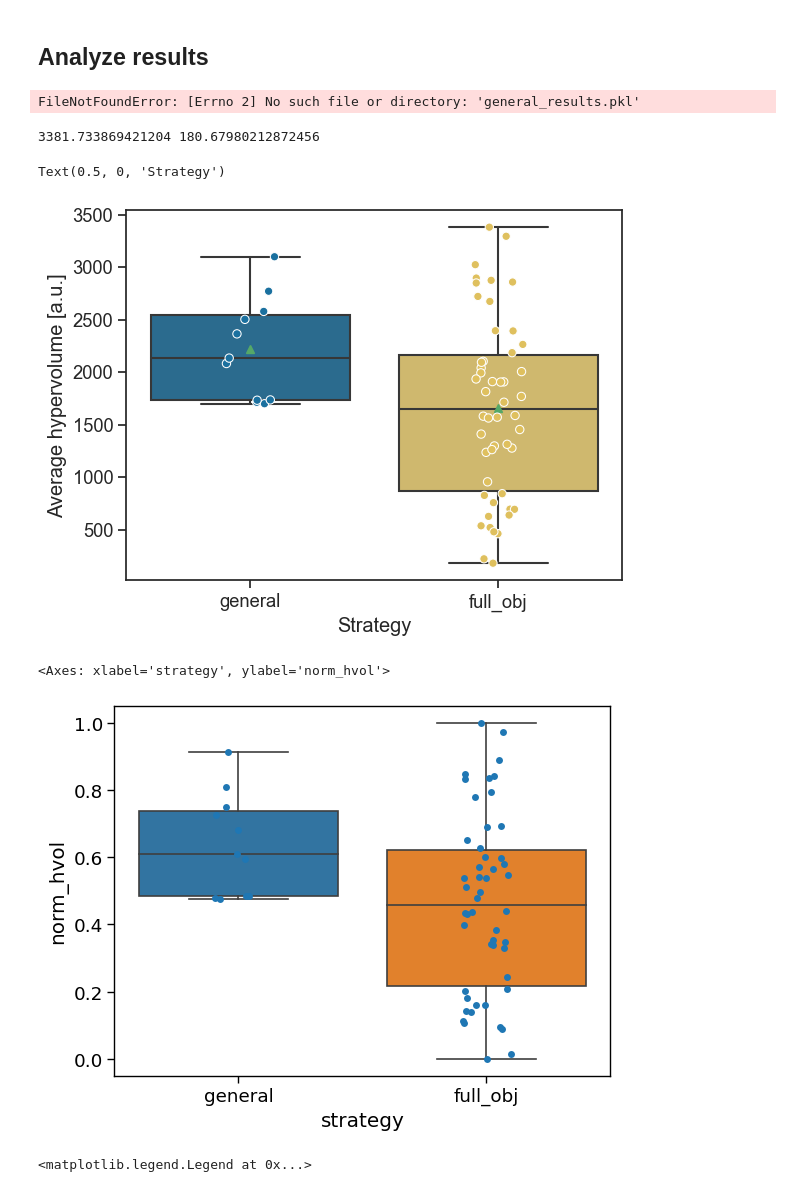
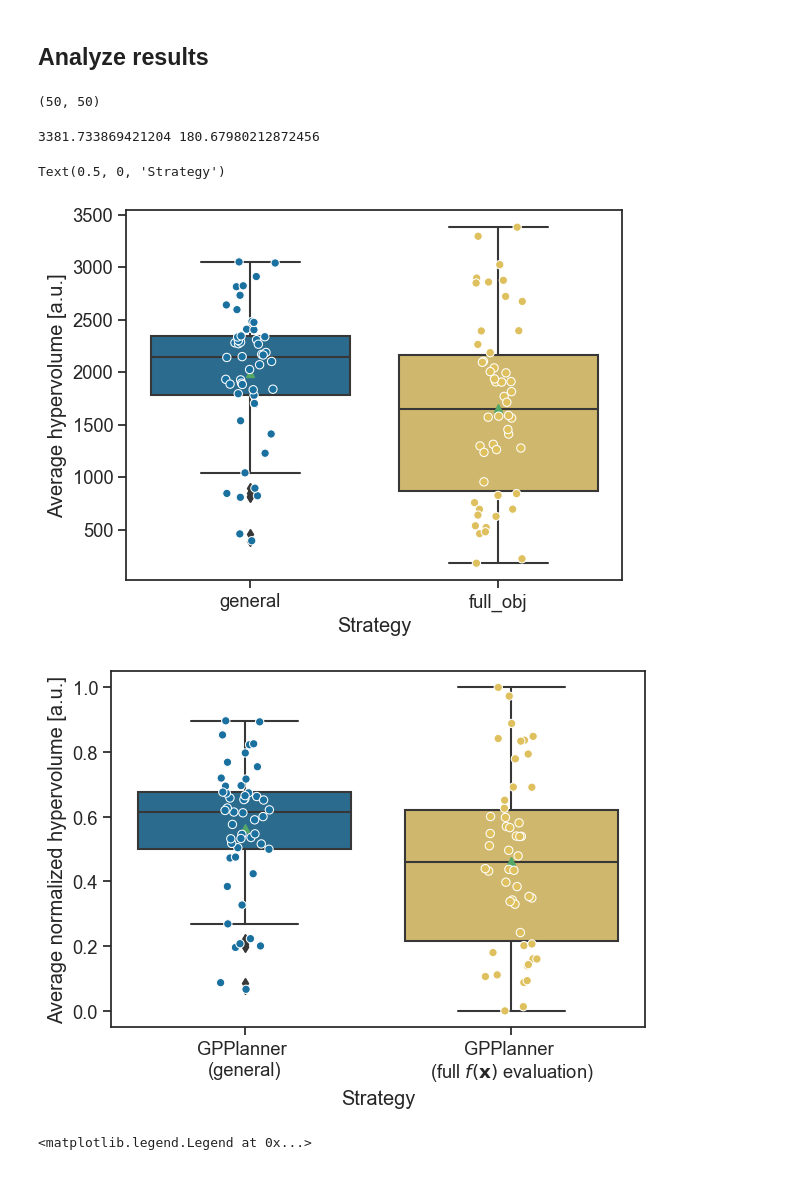
Before and after one commit to aspuru-guzik-group/atlas, a Jupyter notebook: examples/general_params/analysis.ipynb, the cells around one changed output. Drawn from its saved outputs; the diff is of its cells as text; code cells hidden in the pictures.

```diff
--- a/examples/general_params/analysis.ipynb
+++ b/examples/general_params/analysis.ipynb
@@ -63,22 +63,26 @@ merits
 ## Analyze results
 # %%
 res_gen_ = pickle.load(open('general_results.pkl', 'rb'))
+res_gen_swap_ = pickle.load(open('general_swap_results.pkl', 'rb'))
 res_full_ = pickle.load(open('full_obj_results.pkl', 'rb'))
 
-num_exps = 30
+num_exps = 28
 num_full_exps = num_exps//4
 # take only a subset of experiments
 res_gen = []
 for res in res_gen_:
     res_gen.append(res.iloc[:num_exps,:])
+# res_gen_swap = []
+# for res in res_gen_swap_:
+#     res_gen_swap.append(res.iloc[:num_exps,:])
 res_full = []
 for res in res_full_:
     res_full.append(res.iloc[:num_full_exps,:])
 
 
-len(res_gen), len(res_full)
+len(res_gen), len(res_full)#, len(res_gen_swap)
 # %% [output]
-FileNotFoundError: [Errno 2] No such file or directory: 'general_results.pkl'
+(50, 50)
 # %%
 w_ref = np.array([-0., -0.])
 
@@ -104,7 +112,7 @@ plot_df['norm_hvol'] = (plot_df['hvol'] - min_) /(max_-min_)
 3381.733869421204 180.67980212872456
 # %%
 fig, ax = plt.subplots()
-palette = {'general': '#1a709f', 'full_obj': '#dfc05e'}
+palette = {'general': '#1a709f', 'general_swap': 'b', 'full_obj': '#dfc05e'}
 
 sns.boxplot(data=plot_df, x='strategy', y='hvol', ax=ax, palette=palette, showmeans=True)
 sns.stripplot(
@@ -118,15 +126,28 @@ ax.set_ylabel('Average hypervolume [a.u.]')
 ax.set_xlabel('Strategy')
 # %% [output]
 Text(0.5, 0, 'Strategy')
-[figure, old version]
+[figure, new version]
 # %%
 fig, ax = plt.subplots()
+palette = {'general': '#1a709f', 'general_swap': 'b', 'full_obj': '#dfc05e'}
 
-sns.boxplot(data=plot_df, x='strategy', y='norm_hvol', ax=ax)
-sns.stripplot(data=plot_df, x='strategy', y='norm_hvol', ax=ax)
+sns.boxplot(data=plot_df, x='strategy', y='norm_hvol', ax=ax, palette=palette, showmeans=True)
+sns.stripplot(
+    data=plot_df, x='strategy', y='norm_hvol',  ax=ax, palette=palette,
+    edgecolor='#ffffff', linewidth=0.75, size=6,
+             )
+
+
+ax.set_xticklabels(['GPPlanner \n(general)', 'GPPlanner \n'+r'(full $f(\mathbf{x})$ evaluation)'])
+#ax.axhline(merits, c='k', ls='--', alpha=0.5)
+
+ax.set_ylabel('Average normalized hypervolume [a.u.]')
+ax.set_xlabel('Strategy')
+
+plt.tight_layout()
+plt.savefig('general_params_suzuki_results.png', dpi=300)
 # %% [output]
-<Axes: xlabel='strategy', ylabel='norm_hvol'>
-[figure, old version]
+[figure, new version]
 # %%
 fig, ax = plt.subplots()
 
```
Also changed, not shown: parts of 1 cell of this notebook, 9 other files.
